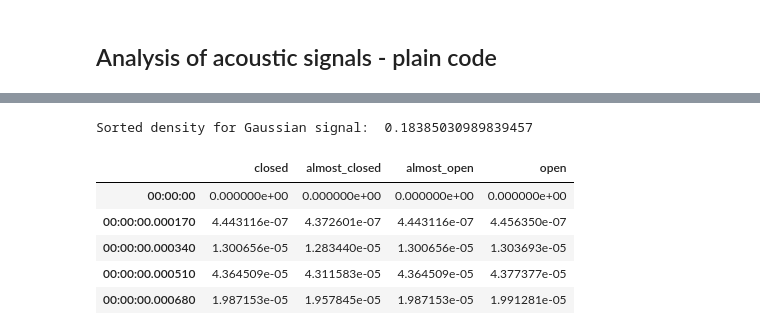
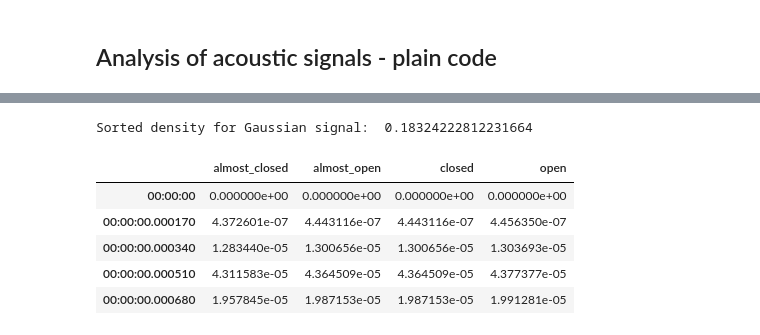
Before and after one commit to giotto-ai/l2f, a Jupyter notebook: deliver_tutorial_pandas.ipynb, the cells around one changed output, grey strips where cells are left out. Drawn from its saved outputs; the diff is of its cells as text; code cells hidden in the pictures.

```diff
--- a/deliver_tutorial_pandas.ipynb
+++ b/deliver_tutorial_pandas.ipynb
@@ -26,23 +26,25 @@ ws_sorted_density = int(0.2*Fs)   # 200ms
 milliseconds_to_remove = 10 # for the remove the direct path function
 signal_length = 1
 # %%
-gaussian_sd = gaussian_sorted_density(ws_detrending, Fs)
+gaussian_sd = gaussian_sorted_density(ws_detrending)
 print('Sorted density for Gaussian signal: ', gaussian_sd)
 # %% [output]
-Sorted density for Gaussian signal:  0.18385030989839457
+Sorted density for Gaussian signal:  0.18324222812231664
+# %%
+labels = ['closed', 'almost_closed', 'almost_open', 'open']
 # %%
-dictionary = {'closed' : dataset_simulation_sliding_lid[0],
-              'almost_closed' : dataset_simulation_sliding_lid[1],
-              'almost_open' : dataset_simulation_sliding_lid[2],
-              'open' : dataset_simulation_sliding_lid[3]}
-data_simulation_sliding_lid = pd.DataFrame(data = dictionary, index = pd.timedelta_range(start=pd.Timedelta(days=0),
+from collections import defaultdict
+data = defaultdict()
+for i in range(len(labels)):
+    data[labels[i]] = dataset_simulation_sliding_lid[i]
+data_simulation_sliding_lid = pd.DataFrame(data = data, index = pd.timedelta_range(start=pd.Timedelta(days=0),
                                                                                          freq=str(round(1000/Fs, 5)) + 'ms',
                                                                                          periods=len(dataset_simulation_sliding_lid[0])))
 data_simulation_sliding_lid.head()
 # %% [output]
-|  | closed | almost_closed | almost_open | open |
+|  | almost_closed | almost_open | closed | open |
 | 00:00:00 | 0.000000e+00 | 0.000000e+00 | 0.000000e+00 | 0.000000e+00 |
-| 00:00:00.000170 | 4.443116e-07 | 4.372601e-07 | 4.443116e-07 | 4.456350e-07 |
-| 00:00:00.000340 | 1.300656e-05 | 1.283440e-05 | 1.300656e-05 | 1.303693e-05 |
-| 00:00:00.000510 | 4.364509e-05 | 4.311583e-05 | 4.364509e-05 | 4.377377e-05 |
-| 00:00:00.000680 | 1.987153e-05 | 1.957845e-05 | 1.987153e-05 | 1.991281e-05 |
+| 00:00:00.000170 | 4.372601e-07 | 4.443116e-07 | 4.443116e-07 | 4.456350e-07 |
+| 00:00:00.000340 | 1.283440e-05 | 1.300656e-05 | 1.300656e-05 | 1.303693e-05 |
+| 00:00:00.000510 | 4.311583e-05 | 4.364509e-05 | 4.364509e-05 | 4.377377e-05 |
+| 00:00:00.000680 | 1.957845e-05 | 1.987153e-05 | 1.987153e-05 | 1.991281e-05 |
```
Also changed, not shown: parts of 10 cells of this notebook, 5 other files.
